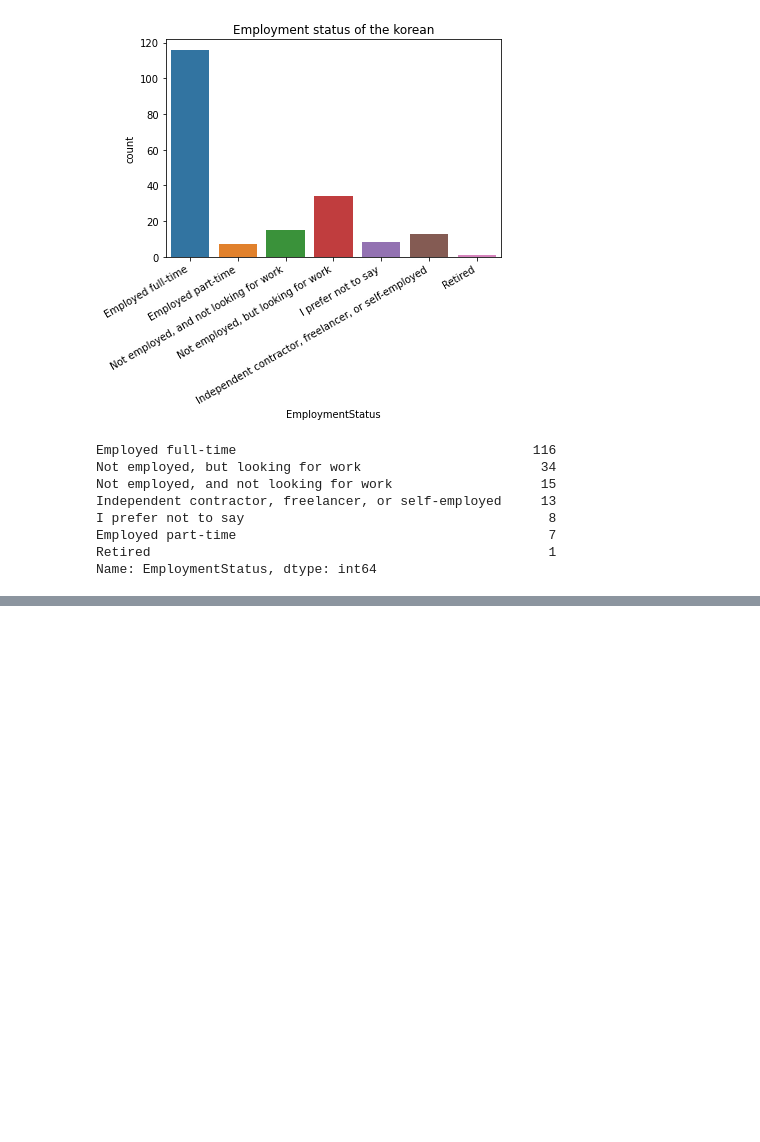
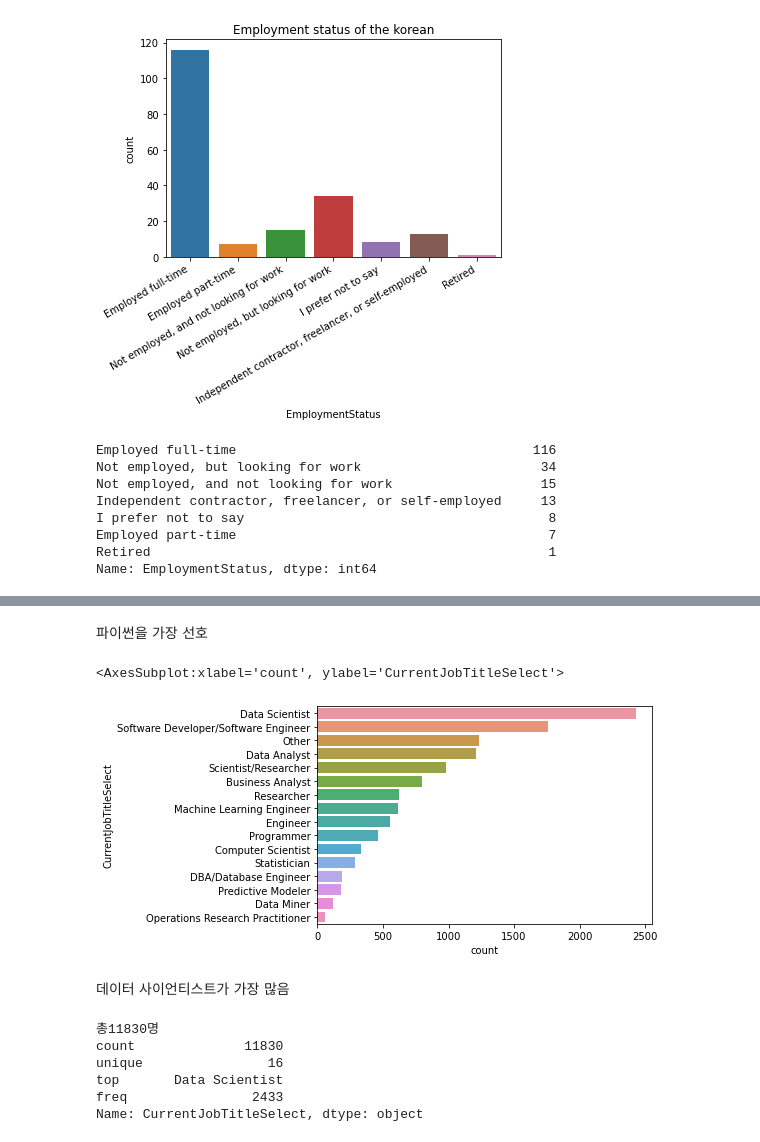
Before and after one commit to sm970309/kaggleStrugle, a Jupyter notebook: survey/Kaggle-ML-DS-survey-EDA.ipynb, the cells around one changed output, grey strips where cells are left out. Saved outputs shown, nothing was run; the diff lists cells and outputs as text; code cells hidden in the pictures; blank space fills up the shorter version.

```diff
--- a/survey/Kaggle-ML-DS-survey-EDA.ipynb
+++ b/survey/Kaggle-ML-DS-survey-EDA.ipynb
@@ -288,0 +296,20 @@ Name: EmploymentStatus, dtype: int64
+# %% [markdown]
+파이썬을 가장 선호
+# %%
+sns.countplot(y="CurrentJobTitleSelect",data=mcq,order =mcq.CurrentJobTitleSelect.value_counts().index)
+# %% [output]
+<AxesSubplot:xlabel='count', ylabel='CurrentJobTitleSelect'>
+[figure, added]
+# %% [markdown]
+데이터 사이언티스트가 가장 많음
+# %%
+# 대답 없는 경우 생략
+print(f"총{mcq[mcq['CurrentJobTitleSelect'].notnull()]['CurrentJobTitleSelect'].shape[0]}명")
+print(mcq['CurrentJobTitleSelect'].describe())
+# %% [output]
+총11830명
+count              11830
+unique                16
+top       Data Scientist
+freq                2433
+Name: CurrentJobTitleSelect, dtype: object
```
Also changed, not shown: parts of 15 cells of this notebook.
